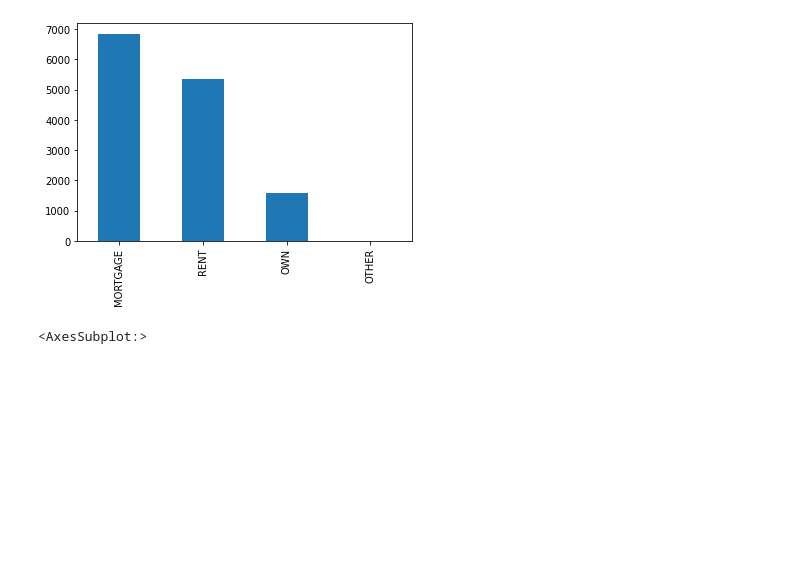
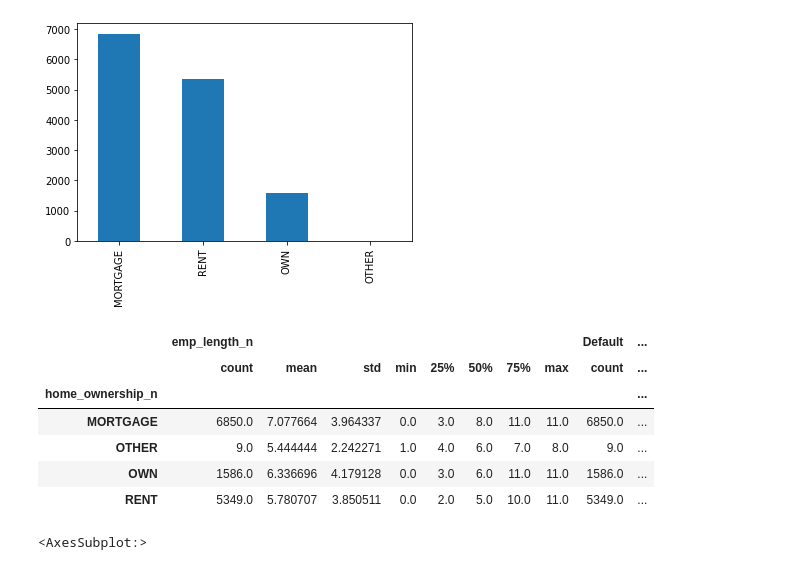
Before and after one commit to mario-sanz/IA2-Practicas, a Jupyter notebook: Lab1/P1_clustering.ipynb, the cells around one changed output. Cells and saved outputs as stored; diff of their text form; code cells hidden in the pictures; blank space fills up the shorter version.

```diff
--- a/Lab1/P1_clustering.ipynb
+++ b/Lab1/P1_clustering.ipynb
@@ -170,6 +170,16 @@ df_cat['home_ownership_n'].value_counts().plot.bar()
 # %% [output]
 <AxesSubplot:>
 [figure]
+# %%
+df_cat.groupby('home_ownership_n').describe()
+# %% [output]
+|  | emp_length_n |  |  |  |  |  |  |  | Default | ... |
+|  | count | mean | std | min | 25% | 50% | 75% | max | count | ... |
+| home_ownership_n |  |  |  |  |  |  |  |  |  | ... |
+| MORTGAGE | 6850.0 | 7.077664 | 3.964337 | 0.0 | 3.0 | 8.0 | 11.0 | 11.0 | 6850.0 | ... |
+| OTHER | 9.0 | 5.444444 | 2.242271 | 1.0 | 4.0 | 6.0 | 7.0 | 8.0 | 9.0 | ... |
+| OWN | 1586.0 | 6.336696 | 4.179128 | 0.0 | 3.0 | 6.0 | 11.0 | 11.0 | 1586.0 | ... |
+| RENT | 5349.0 | 5.780707 | 3.850511 | 0.0 | 2.0 | 5.0 | 10.0 | 11.0 | 5349.0 | ... |
 # %%
 df_cat['emp_length_n'].value_counts().plot.bar()
 # %% [output]
```
Also changed, not shown: parts of 12 cells of this notebook, 3 other files.
